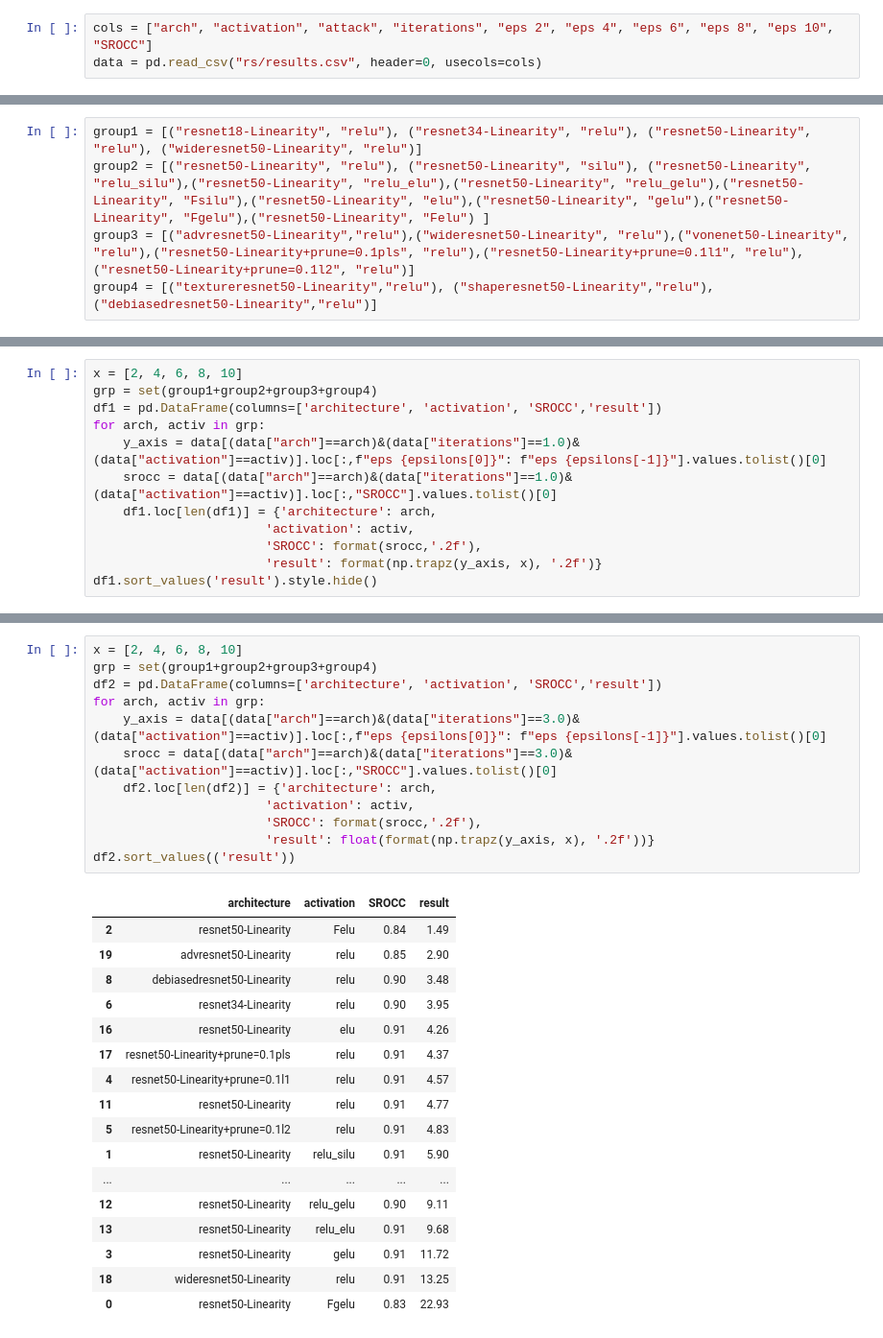
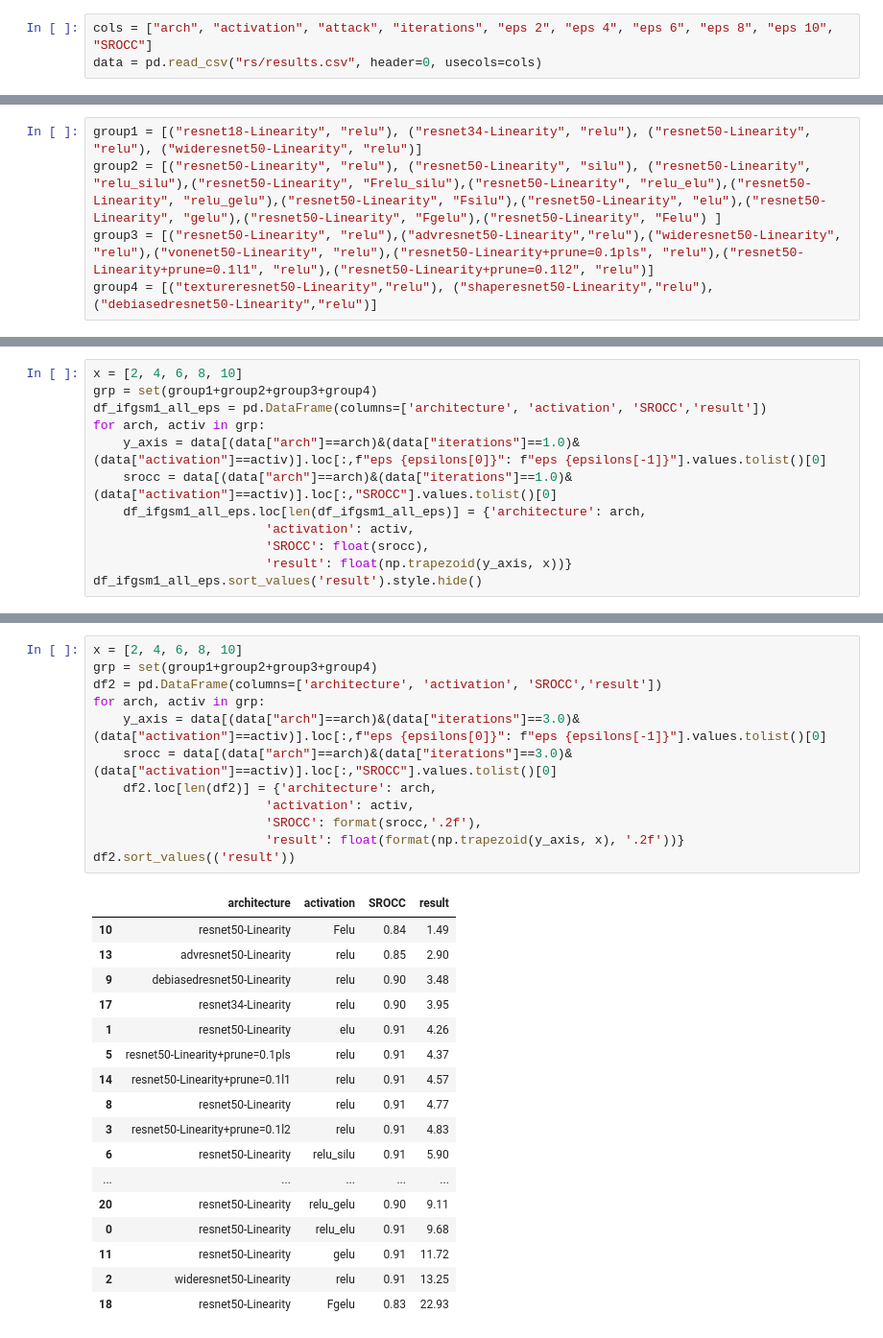
Before and after one commit to abhhfcgjk/VG_Architectural_Adversarial_Robustness, a Jupyter notebook: graphs.ipynb, the cells around one changed output, grey strips where cells are left out. Shown at 96% size. Drawn from its saved outputs; the diff is of its cells as text.

```diff
--- a/graphs.ipynb
+++ b/graphs.ipynb
@@ -23,7 +23,7 @@ print(fsilu_data[0][0],fsilu_data[-1])
 # %%
 group1 = [("resnet18-Linearity", "relu"), ("resnet34-Linearity", "relu"), ("resnet50-Linearity", "relu"), ("wideresnet50-Linearity", "relu")]
-group2 = [("resnet50-Linearity", "relu"), ("resnet50-Linearity", "silu"), ("resnet50-Linearity", "relu_silu"),("resnet50-Linearity", "relu_elu"),("resnet50-Linearity", "relu_gelu"),("resnet50-Linearity", "Fsilu"),("resnet50-Linearity", "elu"),("resnet50-Linearity", "gelu"),("resnet50-Linearity", "Fgelu"),("resnet50-Linearity", "Felu") ]
-group3 = [("advresnet50-Linearity","relu"),("wideresnet50-Linearity", "relu"),("vonenet50-Linearity", "relu"),("resnet50-Linearity+prune=0.1pls", "relu"),("resnet50-Linearity+prune=0.1l1", "relu"),("resnet50-Linearity+prune=0.1l2", "relu")]
+group2 = [("resnet50-Linearity", "relu"), ("resnet50-Linearity", "silu"), ("resnet50-Linearity", "relu_silu"),("resnet50-Linearity", "Frelu_silu"),("resnet50-Linearity", "relu_elu"),("resnet50-Linearity", "relu_gelu"),("resnet50-Linearity", "Fsilu"),("resnet50-Linearity", "elu"),("resnet50-Linearity", "gelu"),("resnet50-Linearity", "Fgelu"),("resnet50-Linearity", "Felu") ]
+group3 = [("resnet50-Linearity", "relu"),("advresnet50-Linearity","relu"),("wideresnet50-Linearity", "relu"),("vonenet50-Linearity", "relu"),("resnet50-Linearity+prune=0.1pls", "relu"),("resnet50-Linearity+prune=0.1l1", "relu"),("resnet50-Linearity+prune=0.1l2", "relu")]
 group4 = [("textureresnet50-Linearity","relu"), ("shaperesnet50-Linearity","relu"), ("debiasedresnet50-Linearity","relu")]
 # %%
 group = group2 + group3
@@ -59,14 +59,14 @@ fig.savefig('graph4.png')
 # %%
 x = [2, 4, 6, 8, 10]
 grp = set(group1+group2+group3+group4)
-df1 = pd.DataFrame(columns=['architecture', 'activation', 'SROCC','result'])
+df_ifgsm1_all_eps = pd.DataFrame(columns=['architecture', 'activation', 'SROCC','result'])
 for arch, activ in grp:
     y_axis = data[(data["arch"]==arch)&(data["iterations"]==1.0)&(data["activation"]==activ)].loc[:,f"eps {epsilons[0]}": f"eps {epsilons[-1]}"].values.tolist()[0]
     srocc = data[(data["arch"]==arch)&(data["iterations"]==1.0)&(data["activation"]==activ)].loc[:,"SROCC"].values.tolist()[0]
-    df1.loc[len(df1)] = {'architecture': arch,
+    df_ifgsm1_all_eps.loc[len(df_ifgsm1_all_eps)] = {'architecture': arch,
                        'activation': activ,
-                       'SROCC': format(srocc,'.2f'),
-                       'result': format(np.trapz(y_axis, x), '.2f')}
-df1.sort_values('result').style.hide()
+                       'SROCC': float(srocc),
+                       'result': float(np.trapezoid(y_axis, x))}
+df_ifgsm1_all_eps.sort_values('result').style.hide()
 # %% [output]
 | architecture | activation | SROCC | result |
@@ -120,33 +120,33 @@ fig.savefig('graph4.png')
 # %%
 x = [2, 4, 6, 8, 10]
 grp = set(group1+group2+group3+group4)
 df2 = pd.DataFrame(columns=['architecture', 'activation', 'SROCC','result'])
 for arch, activ in grp:
     y_axis = data[(data["arch"]==arch)&(data["iterations"]==3.0)&(data["activation"]==activ)].loc[:,f"eps {epsilons[0]}": f"eps {epsilons[-1]}"].values.tolist()[0]
     srocc = data[(data["arch"]==arch)&(data["iterations"]==3.0)&(data["activation"]==activ)].loc[:,"SROCC"].values.tolist()[0]
     df2.loc[len(df2)] = {'architecture': arch,
                        'activation': activ,
                        'SROCC': format(srocc,'.2f'),
-                       'result': float(format(np.trapz(y_axis, x), '.2f'))}
+                       'result': float(format(np.trapezoid(y_axis, x), '.2f'))}
 df2.sort_values(('result'))
 # %% [output]
 |  | architecture | activation | SROCC | result |
-| 2 | resnet50-Linearity | Felu | 0.84 | 1.49 |
-| 19 | advresnet50-Linearity | relu | 0.85 | 2.90 |
-| 8 | debiasedresnet50-Linearity | relu | 0.90 | 3.48 |
-| 6 | resnet34-Linearity | relu | 0.90 | 3.95 |
-| 16 | resnet50-Linearity | elu | 0.91 | 4.26 |
-| 17 | resnet50-Linearity+prune=0.1pls | relu | 0.91 | 4.37 |
-| 4 | resnet50-Linearity+prune=0.1l1 | relu | 0.91 | 4.57 |
-| 11 | resnet50-Linearity | relu | 0.91 | 4.77 |
-| 5 | resnet50-Linearity+prune=0.1l2 | relu | 0.91 | 4.83 |
-| 1 | resnet50-Linearity | relu_silu | 0.91 | 5.90 |
+| 10 | resnet50-Linearity | Felu | 0.84 | 1.49 |
+| 13 | advresnet50-Linearity | relu | 0.85 | 2.90 |
+| 9 | debiasedresnet50-Linearity | relu | 0.90 | 3.48 |
+| 17 | resnet34-Linearity | relu | 0.90 | 3.95 |
+| 1 | resnet50-Linearity | elu | 0.91 | 4.26 |
+| 5 | resnet50-Linearity+prune=0.1pls | relu | 0.91 | 4.37 |
+| 14 | resnet50-Linearity+prune=0.1l1 | relu | 0.91 | 4.57 |
+| 8 | resnet50-Linearity | relu | 0.91 | 4.77 |
+| 3 | resnet50-Linearity+prune=0.1l2 | relu | 0.91 | 4.83 |
+| 6 | resnet50-Linearity | relu_silu | 0.91 | 5.90 |
 | ... | ... | ... | ... | ... |
-| 12 | resnet50-Linearity | relu_gelu | 0.90 | 9.11 |
-| 13 | resnet50-Linearity | relu_elu | 0.91 | 9.68 |
-| 3 | resnet50-Linearity | gelu | 0.91 | 11.72 |
-| 18 | wideresnet50-Linearity | relu | 0.91 | 13.25 |
-| 0 | resnet50-Linearity | Fgelu | 0.83 | 22.93 |
+| 20 | resnet50-Linearity | relu_gelu | 0.90 | 9.11 |
+| 0 | resnet50-Linearity | relu_elu | 0.91 | 9.68 |
+| 11 | resnet50-Linearity | gelu | 0.91 | 11.72 |
+| 2 | wideresnet50-Linearity | relu | 0.91 | 13.25 |
+| 18 | resnet50-Linearity | Fgelu | 0.83 | 22.93 |
 # %%
 group = group2 + group3
 groups = [group1, group2, group3+group4, group]
```
Also changed, not shown: parts of 19 cells of this notebook, 2 other files.
